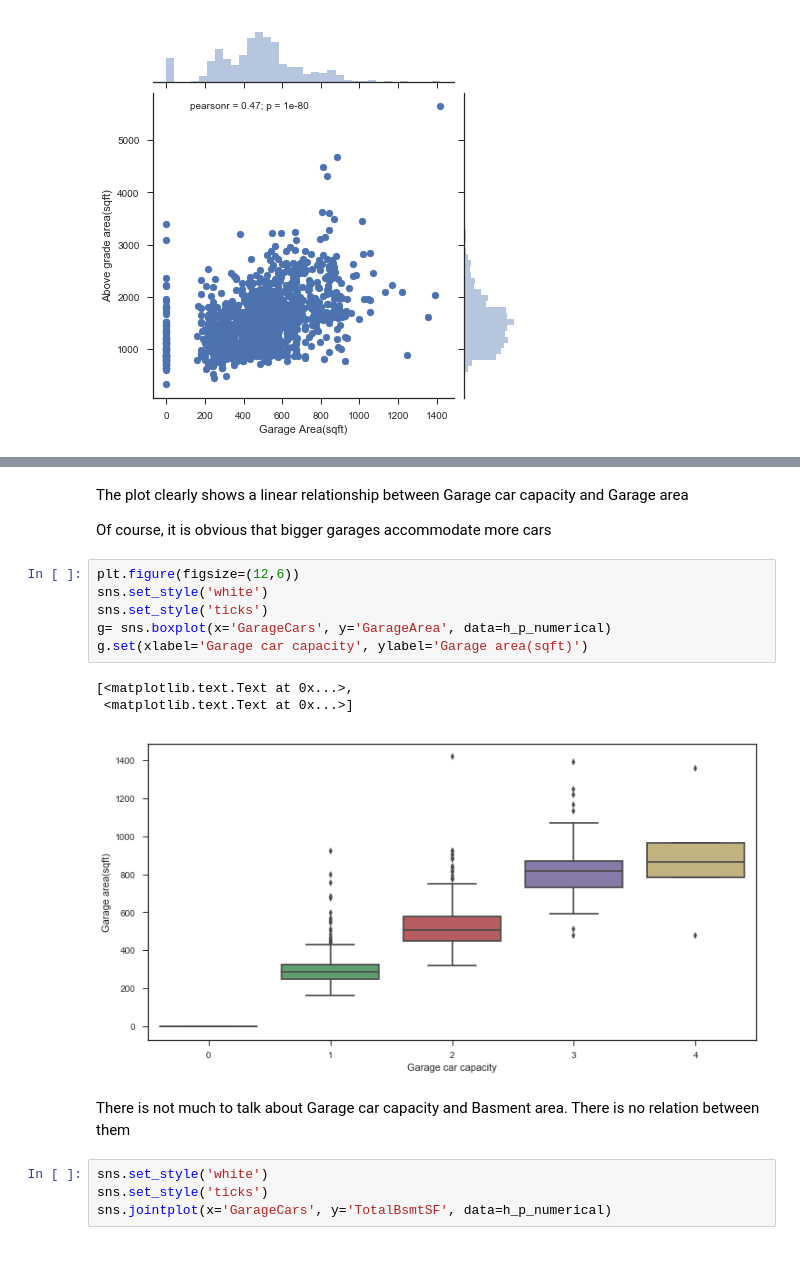
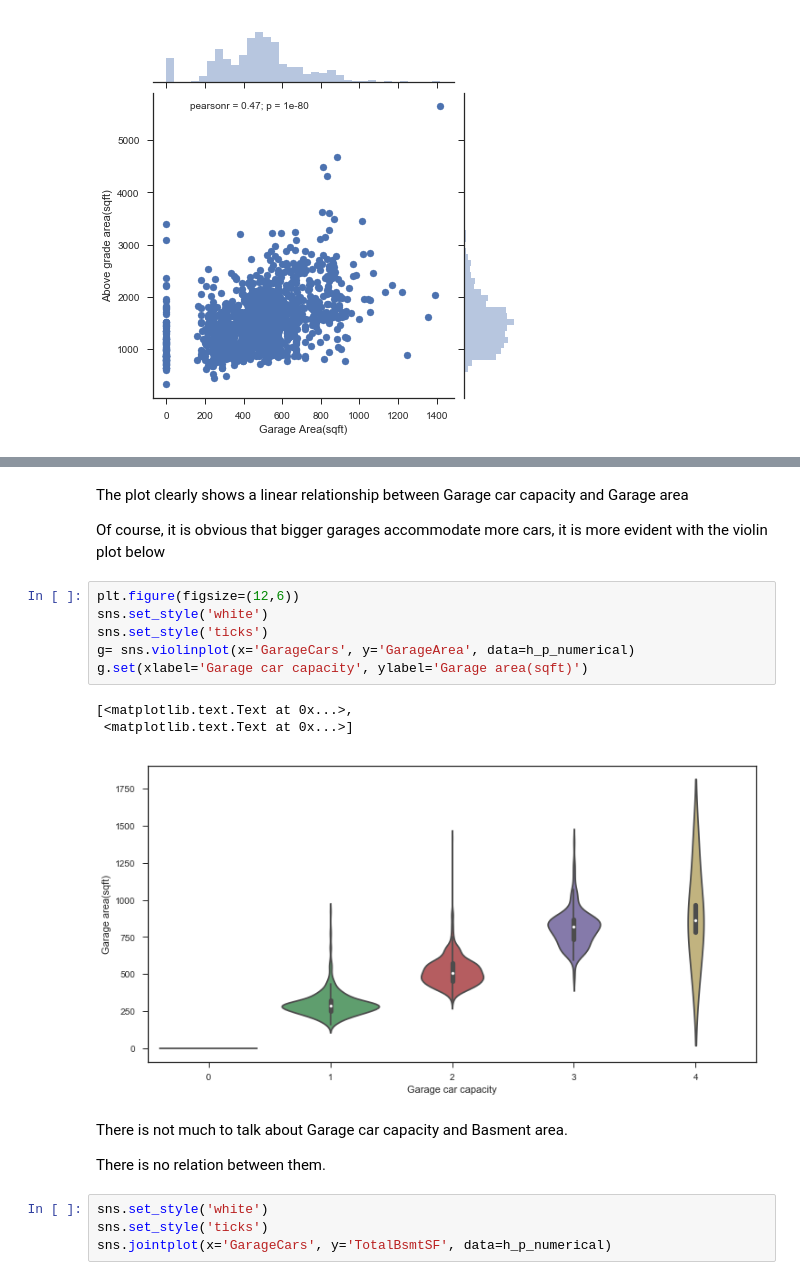
Before and after one commit to NikhilaThota/CapstoneProject_House_Prices_Prediction, a Jupyter notebook: House_prices.ipynb, the cells around one changed output, grey strips where cells are left out. Cells and saved outputs as stored; diff of their text form.

```diff
--- a/House_prices.ipynb
+++ b/House_prices.ipynb
@@ -535,19 +568,21 @@ g.set_axis_labels('Above grade area(sqft)','Basement area(sqft)')
 # %% [markdown]
 The plot clearly shows a linear relationship between Garage car capacity and Garage area
 
-Of course, it is obvious that bigger garages accommodate more cars
+Of course, it is obvious that bigger garages accommodate more cars, it is more evident with the violin plot below
 # %%
 plt.figure(figsize=(12,6))
 sns.set_style('white')
 sns.set_style('ticks')
-g= sns.boxplot(x='GarageCars', y='GarageArea', data=h_p_numerical)
+g= sns.violinplot(x='GarageCars', y='GarageArea', data=h_p_numerical)
 g.set(xlabel='Garage car capacity', ylabel='Garage area(sqft)')
 # %% [output]
 [<matplotlib.text.Text at 0x...>,
  <matplotlib.text.Text at 0x...>]
-[figure, old version]
+[figure, new version]
 # %% [markdown]
-There is not much to talk about Garage car capacity and Basment area. There is no relation between them
+There is not much to talk about Garage car capacity and Basment area.
+
+There is no relation between them.
 # %%
 sns.set_style('white')
 sns.set_style('ticks')
```
Also changed, not shown: parts of 44 cells of this notebook.
